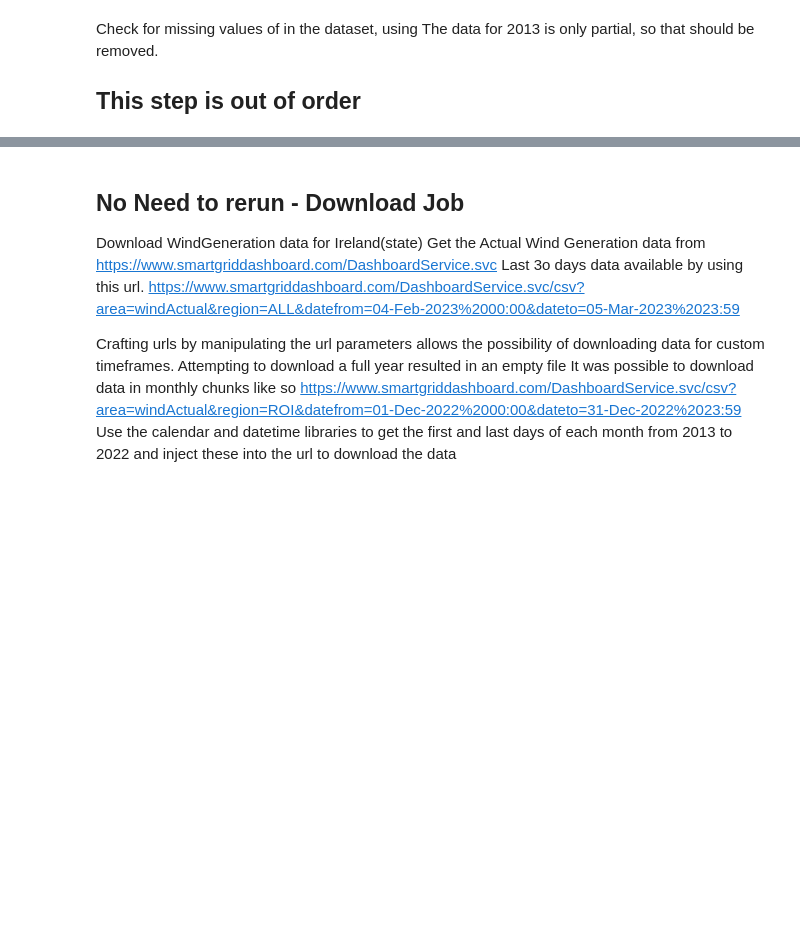
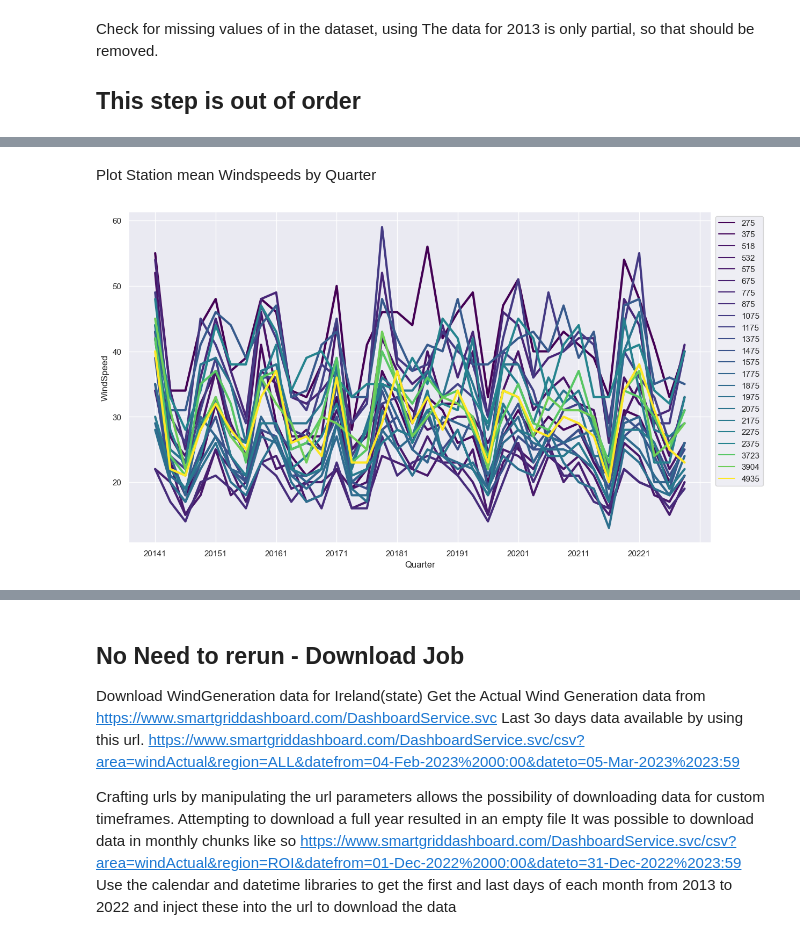
Before and after one commit to lanecolinp/UCDPA_lanecolinp, a Jupyter notebook: windgeneration.ipynb, the cells around one changed output, grey strips where cells are left out. Saved outputs shown, nothing was run; the diff lists cells and outputs as text; code cells hidden in the pictures; blank space fills up the shorter version.

```diff
--- a/windgeneration.ipynb
+++ b/windgeneration.ipynb
@@ -236,0 +453,10 @@ Do a plot here
+# %%
+allwddf.reset_index(drop=True)
+allwddf = allwddf.set_index(pd.DatetimeIndex(allwddf['Datetime']))
+allwddf.drop(columns=['Datetime'], axis=1, inplace=True)
+allwddf.head
+pivwddf=allwddf.pivot(index=allwddf.index, columns="station name", values="wdsp")
+#allwddf.to_csv('./weatherstationdata/wsdata_clean.csv')
+#pivwddf.to_csv('./weatherstationdata/wspivot.csv')
+#Make this look good
+#pivwddf["2022-01-20":"2022-01-21"].plot()
@@ -236,0 +468,21 @@ Do a plot here
+# %%
+pltpivwddf=pivwddf
+#inputparams=allwddf.columns.values.tolist()
+allwddf['Year']=allwddf.index.year
+allwddf['Month']=allwddf.index.month
+allwddf['Quarter']=allwddf.index.quarter
+allwddf['YM']=allwddf['Year']*100+allwddf['Month']
+allwddf['YM']=allwddf['YM'].astype(str)
+allwddf['QY']=allwddf['Year']*10+allwddf['Quarter']
+allwddf['QY']=allwddf['QY'].astype(str)
+#pltpivwddf['Week']=pltpivwddf.index.week
+
+mthallwddf=allwddf.groupby(['station name','YM','Year', 'Month']).mean()
+mthallwddf=mthallwddf[['wdsp']].reset_index()
+
+qtrallwddf=allwddf.groupby(['station name','QY','Year','Quarter']).max()
+qtrallwddf=qtrallwddf[['wdsp']].reset_index()
+
+
+#mthallwddf.head
+qtrallwddf.head
@@ -236,0 +504,17 @@ Do a plot here
+# %% [markdown]
+Plot Station mean Windspeeds by Quarter
+# %%
+sns.set_style('darkgrid')
+sns.set(rc={'figure.figsize':(14,8)})
+
+ax = sns.lineplot(data=qtrallwddf, x ='QY', y = 'wdsp',
+                  hue='station name', palette='viridis',
+                  legend='full', lw=3)
+
+ax.xaxis.set_major_locator(ticker.MultipleLocator(4))
+plt.legend(bbox_to_anchor=(1, 1))
+plt.ylabel('WindSpeed')
+plt.xlabel('Quarter')
+plt.show()
+# %% [output]
+[figure, added]
```
Also changed, not shown: parts of 32 cells of this notebook.
